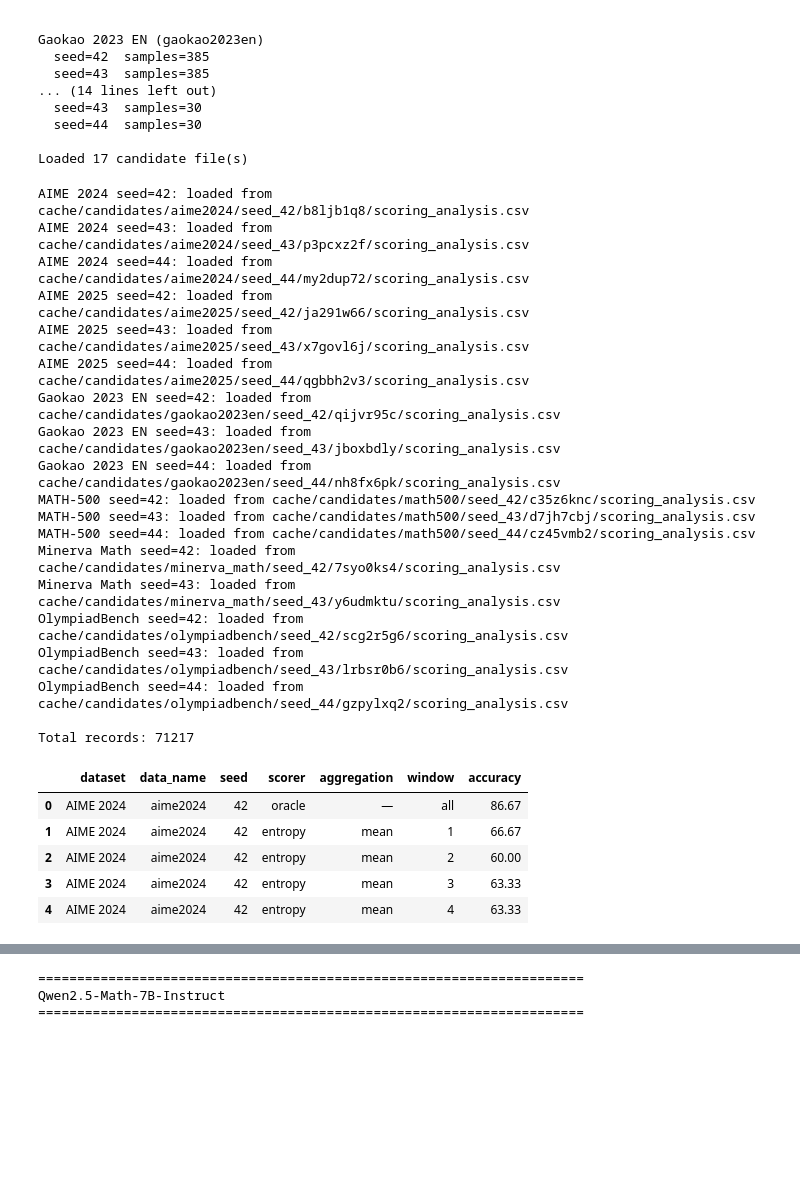
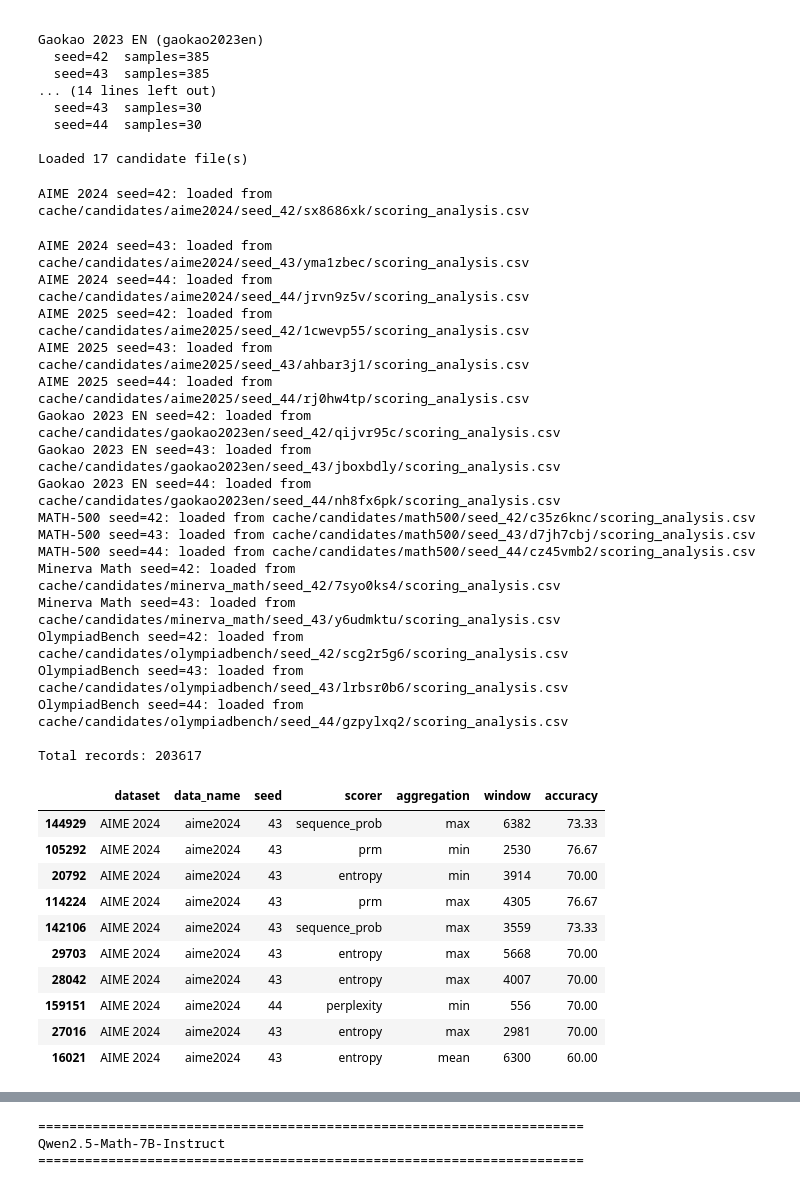
Before and after one commit to IINemo/llm-tts-service, a Jupyter notebook: notebooks/wandb_results_analysis.ipynb, the cells around one changed output, grey strips where cells are left out. Saved outputs shown, nothing was run; the diff lists cells and outputs as text; code cells hidden in the pictures; blank space fills up the shorter version.

```diff
--- a/notebooks/wandb_results_analysis.ipynb
+++ b/notebooks/wandb_results_analysis.ipynb
@@ -3433,58 +3415,63 @@ for (data_name, seed), candidates_data in tqdm(sorted(candidates_store.items()),
     # Save CSV next to candidates.json
     _save_csv(all_results, csv_path, oracle_acc=oracle_acc)
 
     for window_label, scorer_dict in all_results.items():
         wval = window_label.split("=", 1)[1]
         for scorer, agg_dict in scorer_dict.items():
             for agg_method, accuracy in agg_dict.items():
                 bon_records.append({
                     "dataset": label,
                     "data_name": data_name,
                     "seed": seed,
                     "scorer": scorer,
                     "aggregation": agg_method,
                     "window": wval,
                     "accuracy": accuracy * 100,
                 })
         bon_records.append({
             "dataset": label,
             "data_name": data_name,
             "seed": seed,
             "scorer": "oracle",
             "aggregation": "—",
             "window": wval,
             "accuracy": oracle_acc * 100,
         })
 
 bon_analysis_df = pd.DataFrame(bon_records)
 print(f"\nTotal records: {len(bon_analysis_df)}")
-bon_analysis_df.head()
+bon_analysis_df.sample(10)
 # %% [output]
-AIME 2024 seed=42: loaded from cache/candidates/aime2024/seed_42/b8ljb1q8/scoring_analysis.csv
-AIME 2024 seed=43: loaded from cache/candidates/aime2024/seed_43/p3pcxz2f/scoring_analysis.csv
-AIME 2024 seed=44: loaded from cache/candidates/aime2024/seed_44/my2dup72/scoring_analysis.csv
-AIME 2025 seed=42: loaded from cache/candidates/aime2025/seed_42/ja291w66/scoring_analysis.csv
-AIME 2025 seed=43: loaded from cache/candidates/aime2025/seed_43/x7govl6j/scoring_analysis.csv
-AIME 2025 seed=44: loaded from cache/candidates/aime2025/seed_44/qgbbh2v3/scoring_analysis.csv
-Gaokao 2023 EN seed=42: loaded from cache/candidates/gaokao2023en/seed_42/qijvr95c/scoring_analysis.csv
-Gaokao 2023 EN seed=43: loaded from cache/candidates/gaokao2023en/seed_43/jboxbdly/scoring_analysis.csv
-Gaokao 2023 EN seed=44: loaded from cache/candidates/gaokao2023en/seed_44/nh8fx6pk/scoring_analysis.csv
-MATH-500 seed=42: loaded from cache/candidates/math500/seed_42/c35z6knc/scoring_analysis.csv
-MATH-500 seed=43: loaded from cache/candidates/math500/seed_43/d7jh7cbj/scoring_analysis.csv
-MATH-500 seed=44: loaded from cache/candidates/math500/seed_44/cz45vmb2/scoring_analysis.csv
-Minerva Math seed=42: loaded from cache/candidates/minerva_math/seed_42/7syo0ks4/scoring_analysis.csv
-Minerva Math seed=43: loaded from cache/candidates/minerva_math/seed_43/y6udmktu/scoring_analysis.csv
-OlympiadBench seed=42: loaded from cache/candidates/olympiadbench/seed_42/scg2r5g6/scoring_analysis.csv
-OlympiadBench seed=43: loaded from cache/candidates/olympiadbench/seed_43/lrbsr0b6/scoring_analysis.csv
-OlympiadBench seed=44: loaded from cache/candidates/olympiadbench/seed_44/gzpylxq2/scoring_analysis.csv
-
-Total records: 71217
+AIME 2024 seed=42: loaded from cache/candidates/aime2024/seed_42/sx8686xk/scoring_analysis.csv
+AIME 2024 seed=43: loaded from cache/candidates/aime2024/seed_43/yma1zbec/scoring_analysis.csv
+AIME 2024 seed=44: loaded from cache/candidates/aime2024/seed_44/jrvn9z5v/scoring_analysis.csv
+AIME 2025 seed=42: loaded from cache/candidates/aime2025/seed_42/1cwevp55/scoring_analysis.csv
+AIME 2025 seed=43: loaded from cache/candidates/aime2025/seed_43/ahbar3j1/scoring_analysis.csv
+AIME 2025 seed=44: loaded from cache/candidates/aime2025/seed_44/rj0hw4tp/scoring_analysis.csv
+Gaokao 2023 EN seed=42: loaded from cache/candidates/gaokao2023en/seed_42/qijvr95c/scoring_analysis.csv
+Gaokao 2023 EN seed=43: loaded from cache/candidates/gaokao2023en/seed_43/jboxbdly/scoring_analysis.csv
+Gaokao 2023 EN seed=44: loaded from cache/candidates/gaokao2023en/seed_44/nh8fx6pk/scoring_analysis.csv
+MATH-500 seed=42: loaded from cache/candidates/math500/seed_42/c35z6knc/scoring_analysis.csv
+MATH-500 seed=43: loaded from cache/candidates/math500/seed_43/d7jh7cbj/scoring_analysis.csv
+MATH-500 seed=44: loaded from cache/candidates/math500/seed_44/cz45vmb2/scoring_analysis.csv
+Minerva Math seed=42: loaded from cache/candidates/minerva_math/seed_42/7syo0ks4/scoring_analysis.csv
+Minerva Math seed=43: loaded from cache/candidates/minerva_math/seed_43/y6udmktu/scoring_analysis.csv
+OlympiadBench seed=42: loaded from cache/candidates/olympiadbench/seed_42/scg2r5g6/scoring_analysis.csv
+OlympiadBench seed=43: loaded from cache/candidates/olympiadbench/seed_43/lrbsr0b6/scoring_analysis.csv
+OlympiadBench seed=44: loaded from cache/candidates/olympiadbench/seed_44/gzpylxq2/scoring_analysis.csv
+
+Total records: 203617
 |  | dataset | data_name | seed | scorer | aggregation | window | accuracy |
-| 0 | AIME 2024 | aime2024 | 42 | oracle | — | all | 86.67 |
-| 1 | AIME 2024 | aime2024 | 42 | entropy | mean | 1 | 66.67 |
-| 2 | AIME 2024 | aime2024 | 42 | entropy | mean | 2 | 60.00 |
-| 3 | AIME 2024 | aime2024 | 42 | entropy | mean | 3 | 63.33 |
-| 4 | AIME 2024 | aime2024 | 42 | entropy | mean | 4 | 63.33 |
+| 144929 | AIME 2024 | aime2024 | 43 | sequence_prob | max | 6382 | 73.33 |
+| 105292 | AIME 2024 | aime2024 | 43 | prm | min | 2530 | 76.67 |
+| 20792 | AIME 2024 | aime2024 | 43 | entropy | min | 3914 | 70.00 |
+| 114224 | AIME 2024 | aime2024 | 43 | prm | max | 4305 | 76.67 |
+| 142106 | AIME 2024 | aime2024 | 43 | sequence_prob | max | 3559 | 73.33 |
+| 29703 | AIME 2024 | aime2024 | 43 | entropy | max | 5668 | 70.00 |
+| 28042 | AIME 2024 | aime2024 | 43 | entropy | max | 4007 | 70.00 |
+| 159151 | AIME 2024 | aime2024 | 44 | perplexity | min | 556 | 70.00 |
+| 27016 | AIME 2024 | aime2024 | 43 | entropy | max | 2981 | 70.00 |
+| 16021 | AIME 2024 | aime2024 | 43 | entropy | mean | 6300 | 60.00 |
 # %%
 # ── Aggregate offline BoN results across seeds ────────────────────────────────
 
```
Also changed, not shown: parts of 8 cells of this notebook.
